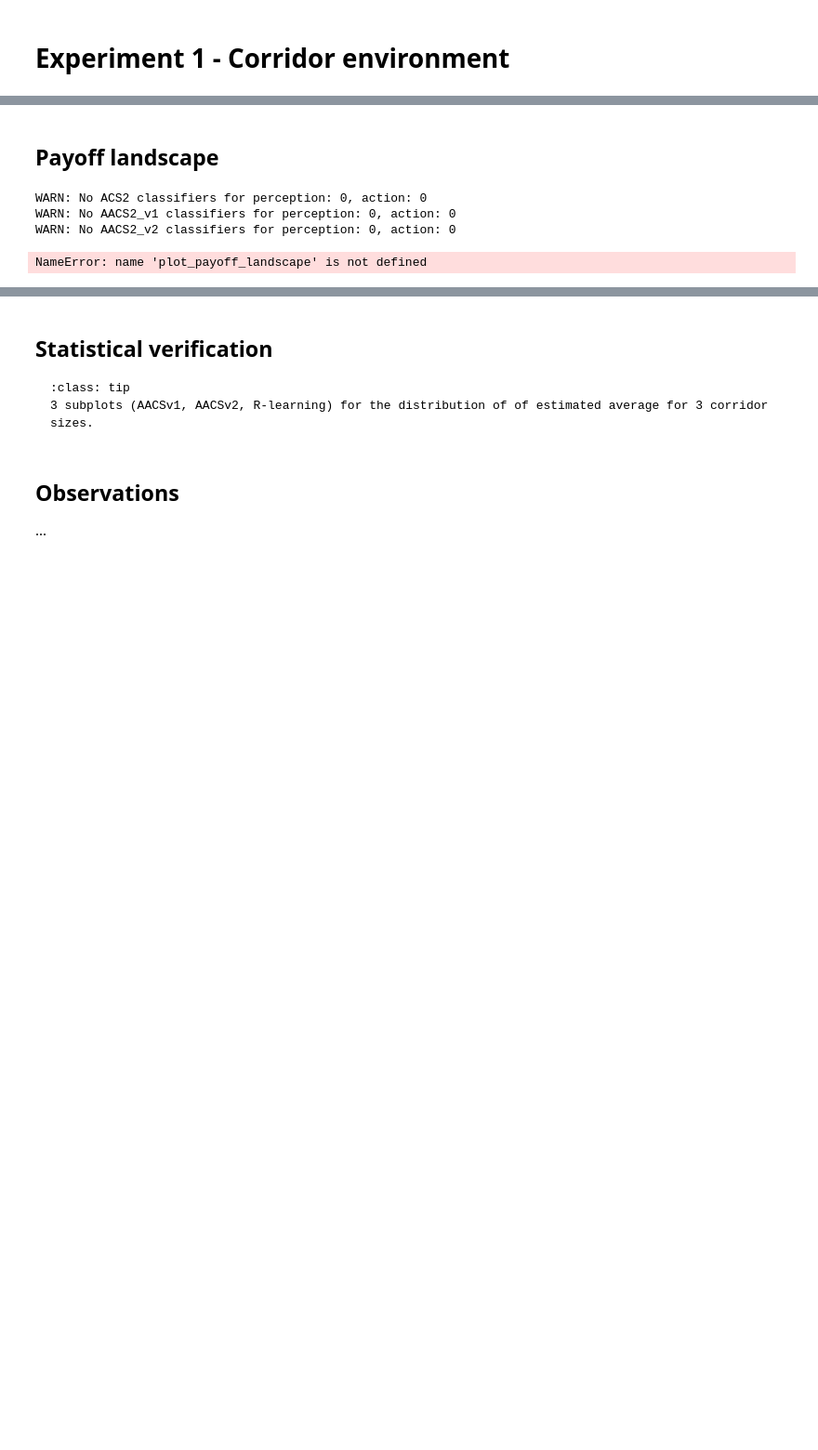
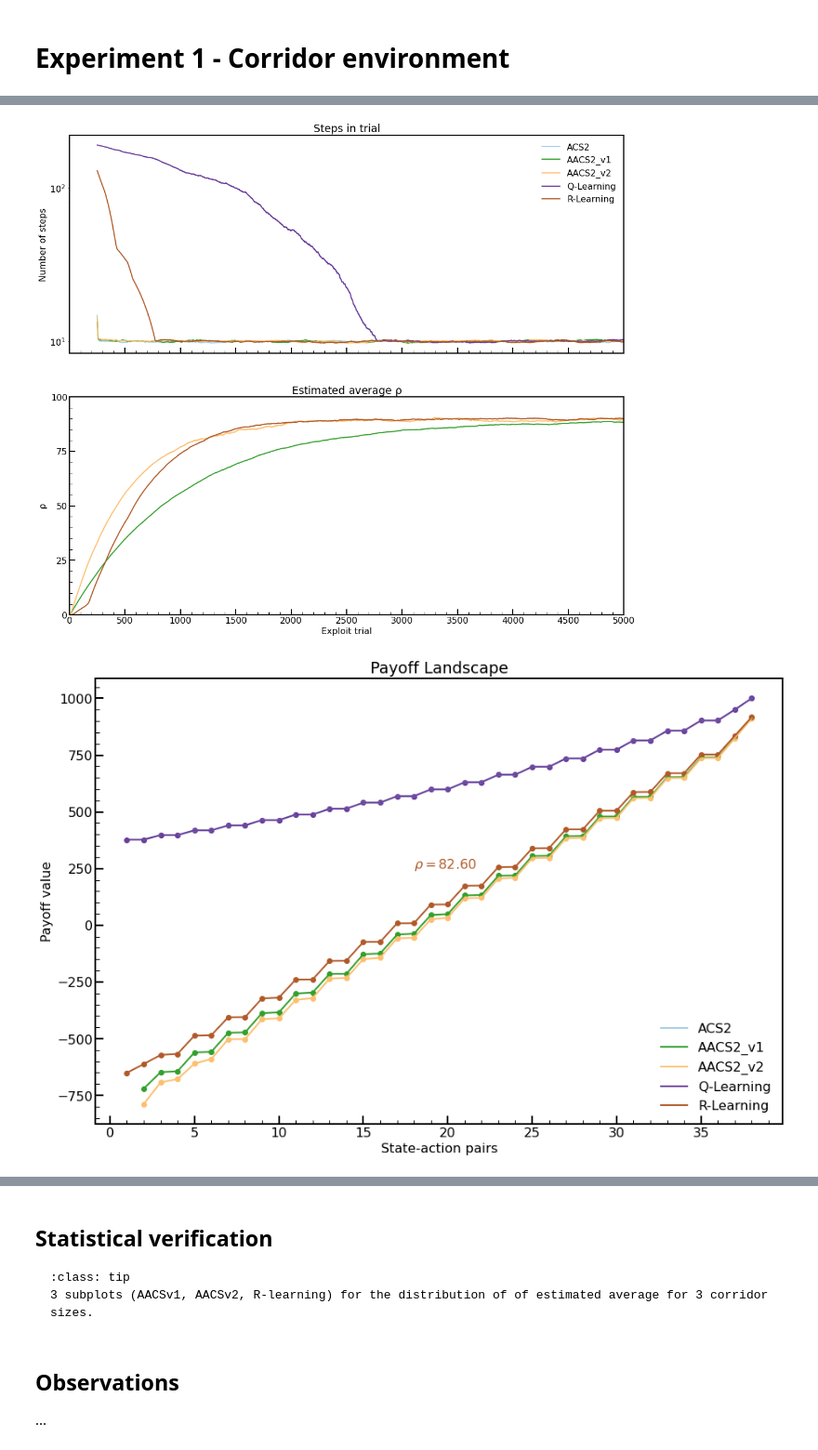
Before and after one commit to khozzy/phd, a Jupyter notebook: book/chapters/5_diminishing_reward/51_experiment_1.ipynb, the cells around one changed output, grey strips where cells are left out. Shown: that part at 93% size. Drawn from its saved outputs; the diff is of its cells as text; code cells hidden in the pictures; blank space fills up the shorter version.

```diff
--- a/book/chapters/5_diminishing_reward/51_experiment_1.ipynb
+++ b/book/chapters/5_diminishing_reward/51_experiment_1.ipynb
@@ -193,6 +160,5 @@ Performance in Corridor environment
-# %% [markdown]
-## Payoff landscape
 # %%
+# payoff landscape
 corridor_env = corridor_env_provider()
 state_action = get_all_state_action(corridor_env.unwrapped._state_action())
 
@@ -220,7 +186,7 @@ def calculate_state_action_payoffs(state_actions: List, pop_acs2, pop_aacs2v1, p
                                    [acs2_action_set, aacs2v1_action_set,
                                     aacs2v2_action_set]):
             if len(action_set) == 0:
-                print(f"WARN: No {alg} classifiers for perception: {p}, action: {sa.action}")
+                warnings.warn(f"No {alg} classifiers for perception: {p}, action: {sa.action}")
 
         payoffs[sa] = {
             'ACS2': np.mean(list(map(lambda cl: cl.r, acs2_action_set))),
@@ -232,8 +198,10 @@ def calculate_state_action_payoffs(state_actions: List, pop_acs2, pop_aacs2v1, p
 
     return payoffs
 
+
 # Take first of each algorithm population pass for presenting payoff landscape
 pop_acs2, pop_aacs2v1, pop_aacs2v2, _ = acs2_runs_details[0]
+
 
 @get_from_cache_or_run(cache_path=f'{cache_dir}/corridor/qlearning-single.dill')
 def run_single_qlearning():
@@ -241,21 +209,24 @@ def run_single_qlearning():
     Q, _ = qlearning(corridor_env, trials, Q_init, epsilon, learning_rate, discount_factor, perception_to_state_mapper=lambda p: int(p[0]))
     return Q
 
+
 @get_from_cache_or_run(cache_path=f'{cache_dir}/corridor/rlearning-single.dill')
 def run_single_rlearning():
     R_init = np.zeros((corridor_env.observation_space.n, corridor_env.action_space.n))
     R, rho, _ = rlearning(corridor_env, trials, R_init, epsilon, learning_rate, zeta, perception_to_state_mapper=lambda p: int(p[0]))
     return R, rho
 
+
 Q = run_single_qlearning()
 R, rho = run_single_rlearning()
 
-payoffs = calculate_state_action_payoffs(state_action, pop_acs2, pop_aacs2v1, pop_aacs2v2, Q, R)
+with warnings.catch_warnings():
+    warnings.simplefilter("ignore")
+    payoffs = calculate_state_action_payoffs(state_action, pop_acs2, pop_aacs2v1, pop_aacs2v2, Q, R)
-# %% [output]
-WARN: No ACS2 classifiers for perception: 0, action: 0
-WARN: No AACS2_v1 classifiers for perception: 0, action: 0
-WARN: No AACS2_v2 classifiers for perception: 0, action: 0
 # %%
-plot_payoff_landscape(payoffs, rho=rho, rho_text_location={'x': 18, 'y': 250}, plot_filename=f'{plot_dir}/corridor-payoff-landscape.png')
+corridor_performance_fig = plot_pop_and_rho(agg_df, trials=trials, plot_filename=f'{plot_dir}/fsw-performance.png')
+corridor_payoff_fig = plot_payoff_landscape(payoffs, rho=rho, rho_text_location={'x': 18, 'y': 250}, plot_filename=f'{plot_dir}/corridor-payoff-landscape.png')
+
+glue('51-corridor-fig', corridor_performance_fig, display=False)
+glue('51-corridor-payoff-fig',corridor_payoff_fig , display=False)
 # %% [output]
-NameError: name 'plot_payoff_landscape' is not defined
@@ -261,0 +235,2 @@ NameError: name 'plot_payoff_landscape' is not defined
+[figure, added]
+[figure, added]
```
Also changed, not shown: parts of 8 cells of this notebook, 35 other files.
